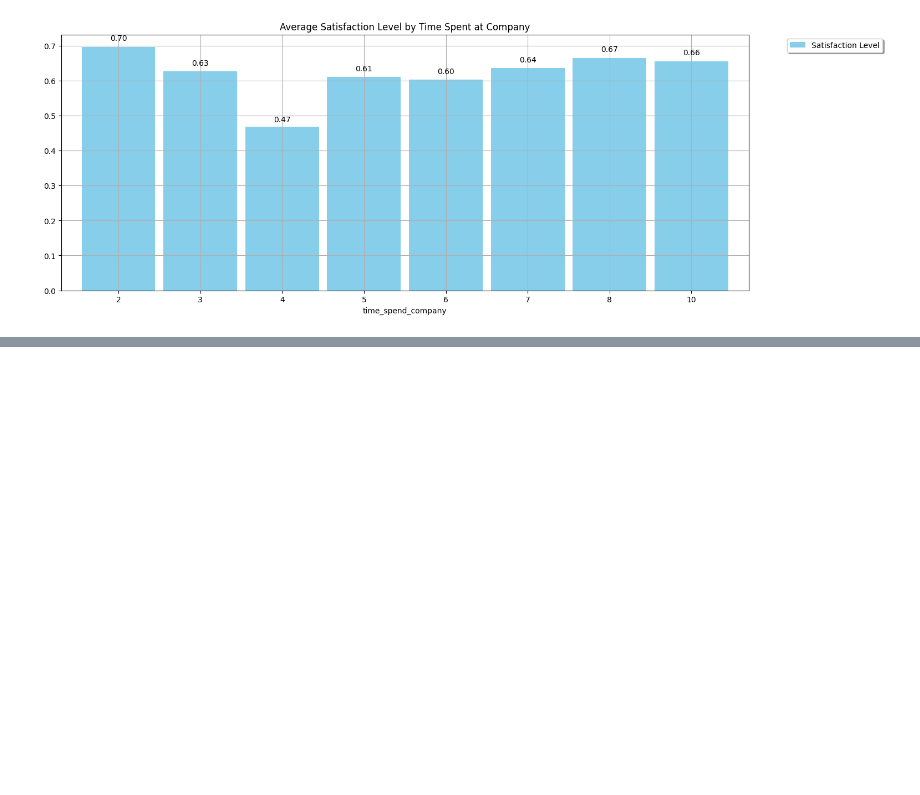
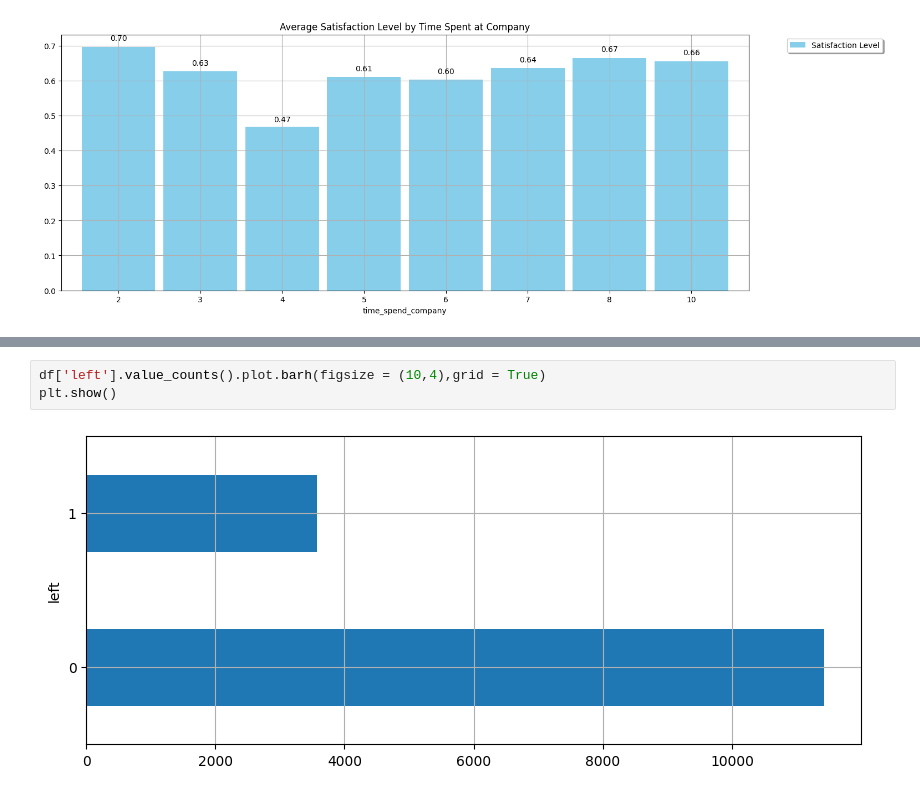
Before and after one commit to Udhay2898/Real-Fake-Job-Posting-Prediction, a Jupyter notebook: Untitled10.ipynb, the cells around one changed output, grey strips where cells are left out. Cells and saved outputs as stored; diff of their text form; blank space fills up the shorter version.

```diff
--- a/Untitled10.ipynb
+++ b/Untitled10.ipynb
@@ -148,3 +154,8 @@ fig.update_layout(barmode='stack', height=600, width=800, title_x=0.5)
 fig.show()
 # %% [output]
 [interactive output not drawn]
+# %%
+df['left'].value_counts().plot.barh(figsize = (10,4),grid = True)
+plt.show()
+# %% [output]
+[figure, added]
```
Also changed, not shown: parts of 6 cells of this notebook.
